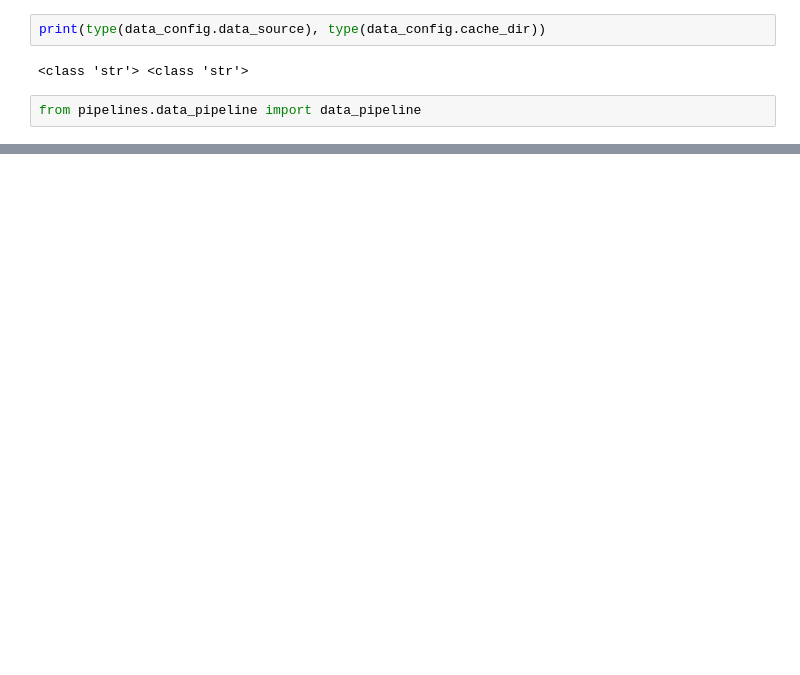
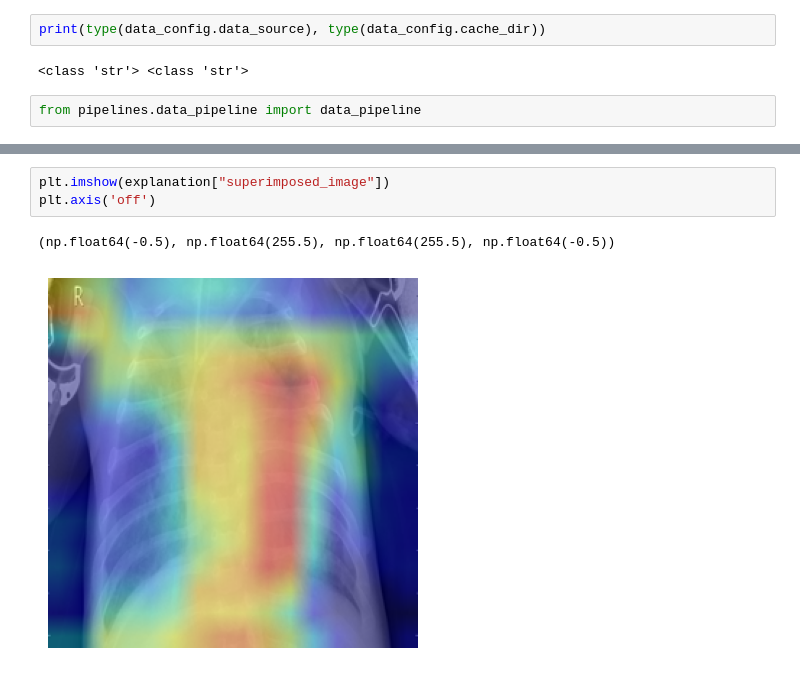
Before and after one commit to desire-del/xaipneumonia, a Jupyter notebook: experiments/test.ipynb, the cells around one changed output, grey strips where cells are left out. Drawn from its saved outputs; the diff is of its cells as text; blank space fills up the shorter version.

```diff
--- a/experiments/test.ipynb
+++ b/experiments/test.ipynb
@@ -65,0 +177,6 @@ Step preprocessing_step has started.
+# %%
+plt.imshow(explanation["superimposed_image"])
+plt.axis('off')
+# %% [output]
+(np.float64(-0.5), np.float64(255.5), np.float64(255.5), np.float64(-0.5))
+[figure, added]
```
Also changed, not shown: parts of 26 cells of this notebook, 17 other files.
